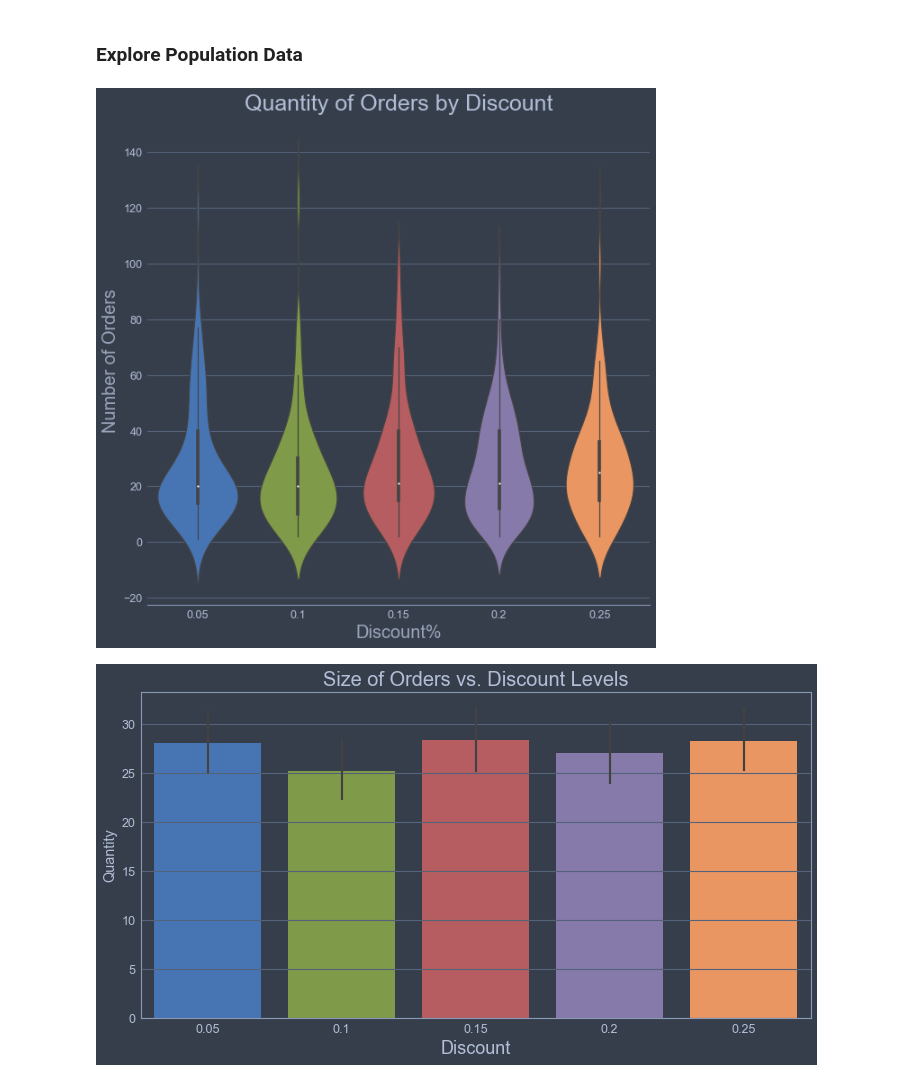
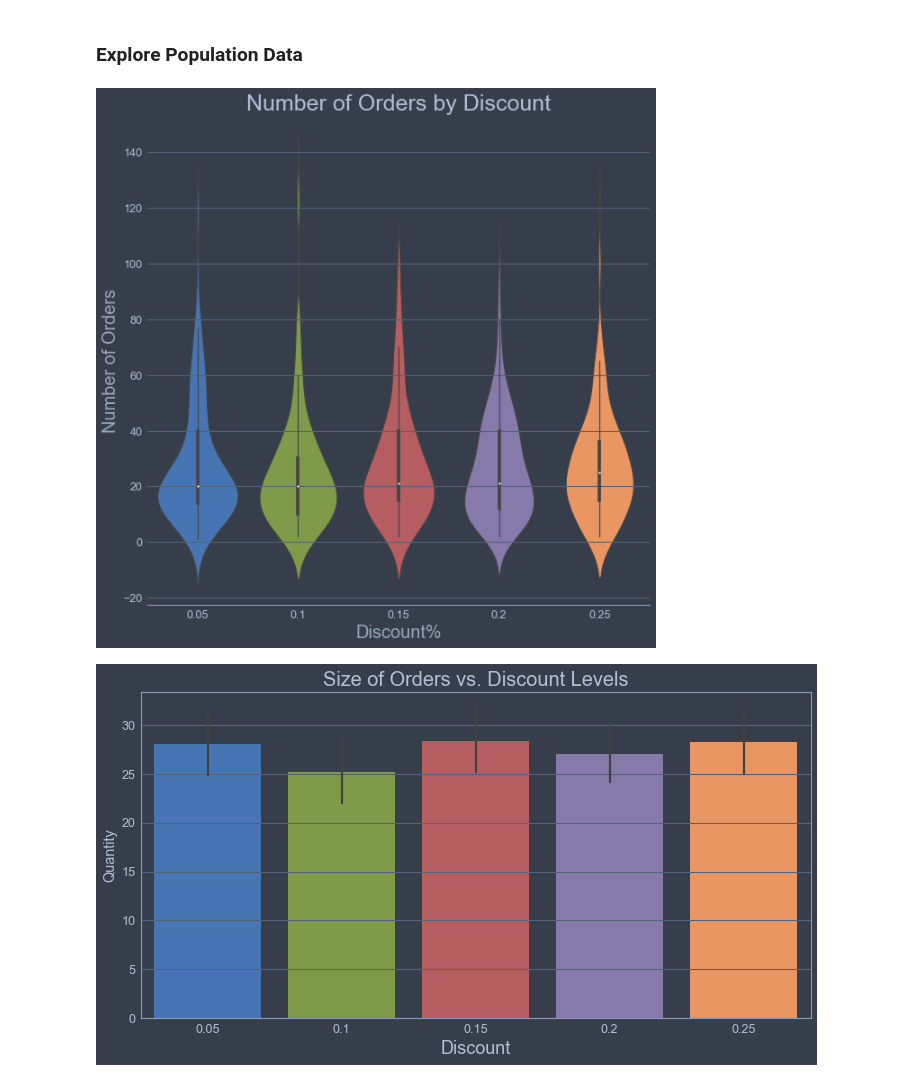
Before and after one commit to jalexander03/dsc-2-final-project-online-ds-ft-041519, a Jupyter notebook: ProjectBook.ipynb, the cells around one changed output. Cells and saved outputs as stored; diff of their text form; code cells hidden in the pictures.

```diff
--- a/ProjectBook.ipynb
+++ b/ProjectBook.ipynb
@@ -763,14 +765,14 @@ The population of orders we are working with is 838 entries. Discount amounts ra
 # %%
 # Create a Violin Plot of Quantity of Orders by Discount
 f, ax = plt.subplots(figsize=(10, 10))
 sns.violinplot(x="Discount",y="Quantity",data=orderdisc)
 sns.despine(left=True)
-ax.set_title("Quantity of Orders by Discount", fontsize=25)
+ax.set_title("Number of Orders by Discount", fontsize=25)
 ax.set_xlabel("Discount%",size = 16,alpha=0.8, fontsize=20)
 ax.set_ylabel("Number of Orders",size = 16,alpha=0.8, fontsize=20)
 plt.show()
 # %% [output]
-[figure, old version]
+[figure, new version]
 # %%
 # Plot a distribution of Size of Orders vs. Discount Levels
 plt.figure(figsize=(12,6))
```
Also changed, not shown: parts of 39 cells of this notebook, 1 other file.
